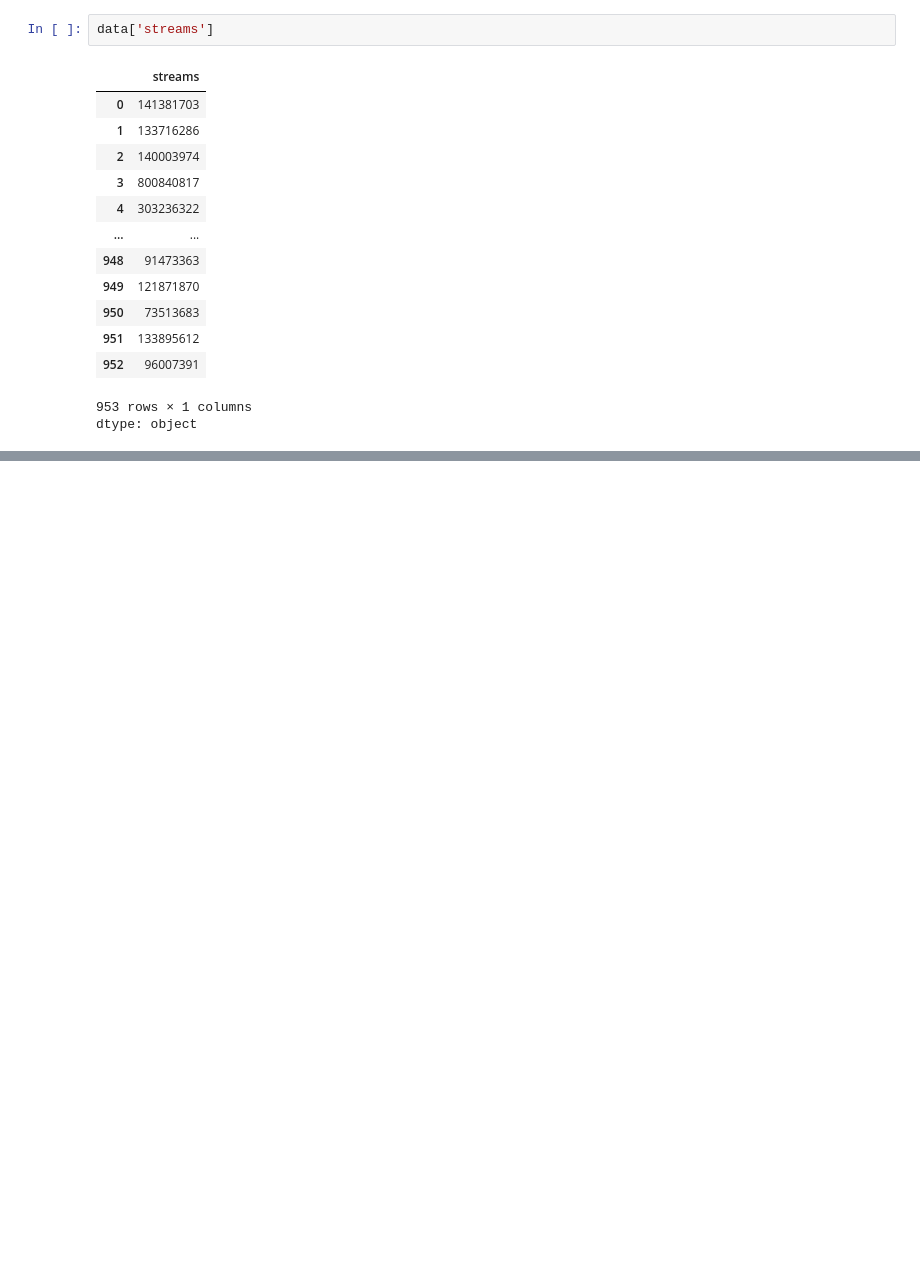
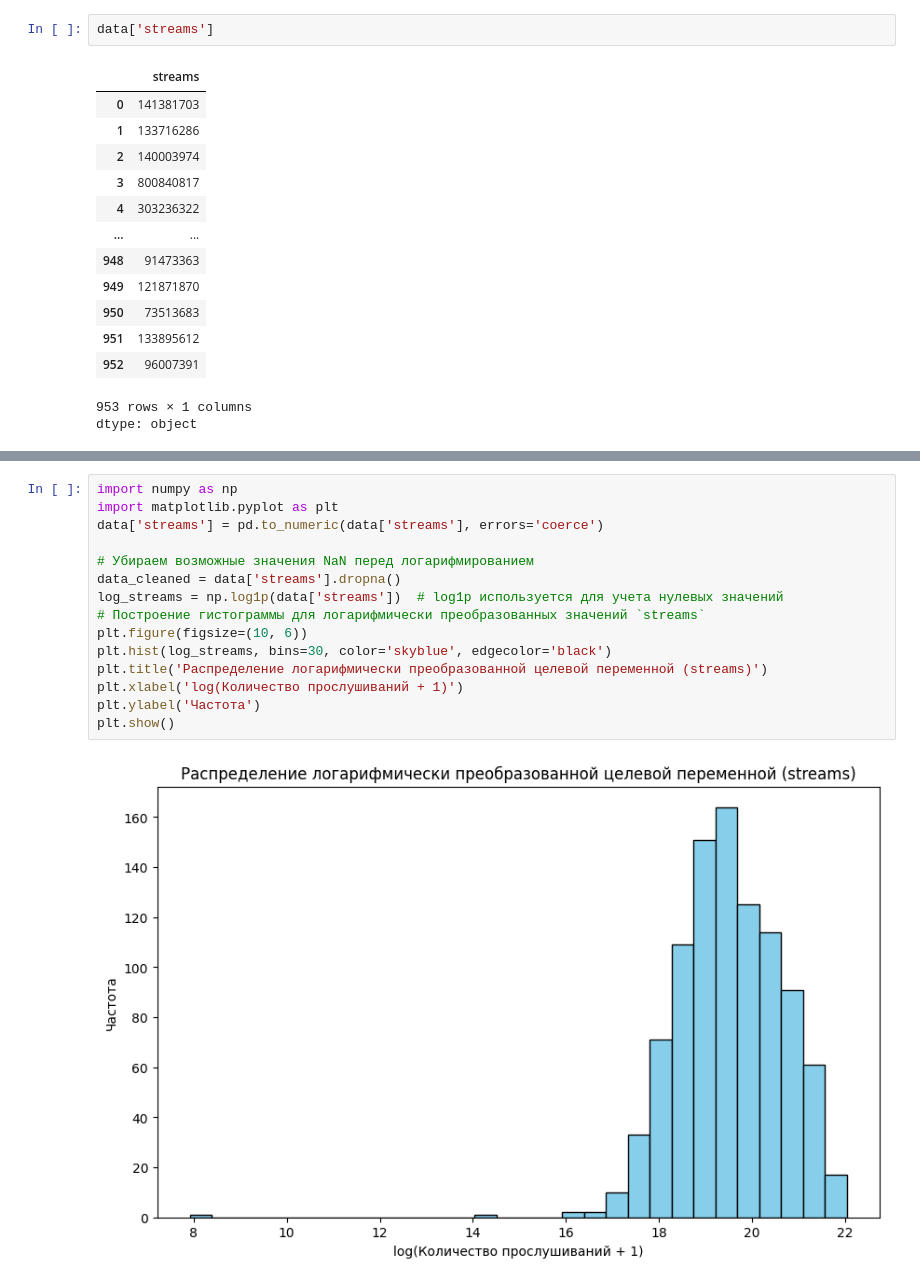
Before and after one commit to PolinaKliushova/ai_labs, a Jupyter notebook: 02_lab_EDA.ipynb, the cells around one changed output, grey strips where cells are left out. Saved outputs shown, nothing was run; the diff lists cells and outputs as text; blank space fills up the shorter version.

```diff
--- a/02_lab_EDA.ipynb
+++ b/02_lab_EDA.ipynb
@@ -135,0 +144,17 @@ max(data)
+# %%
+import numpy as np
+import matplotlib.pyplot as plt
+data['streams'] = pd.to_numeric(data['streams'], errors='coerce')
+
+# Убираем возможные значения NaN перед логарифмированием
+data_cleaned = data['streams'].dropna()
+log_streams = np.log1p(data['streams'])  # log1p используется для учета нулевых значений
+# Построение гистограммы для логарифмически преобразованных значений `streams`
+plt.figure(figsize=(10, 6))
+plt.hist(log_streams, bins=30, color='skyblue', edgecolor='black')
+plt.title('Распределение логарифмически преобразованной целевой переменной (streams)')
+plt.xlabel('log(Количество прослушиваний + 1)')
+plt.ylabel('Частота')
+plt.show()
+# %% [output]
+[figure, added]
```
Also changed, not shown: parts of 7 cells of this notebook.
